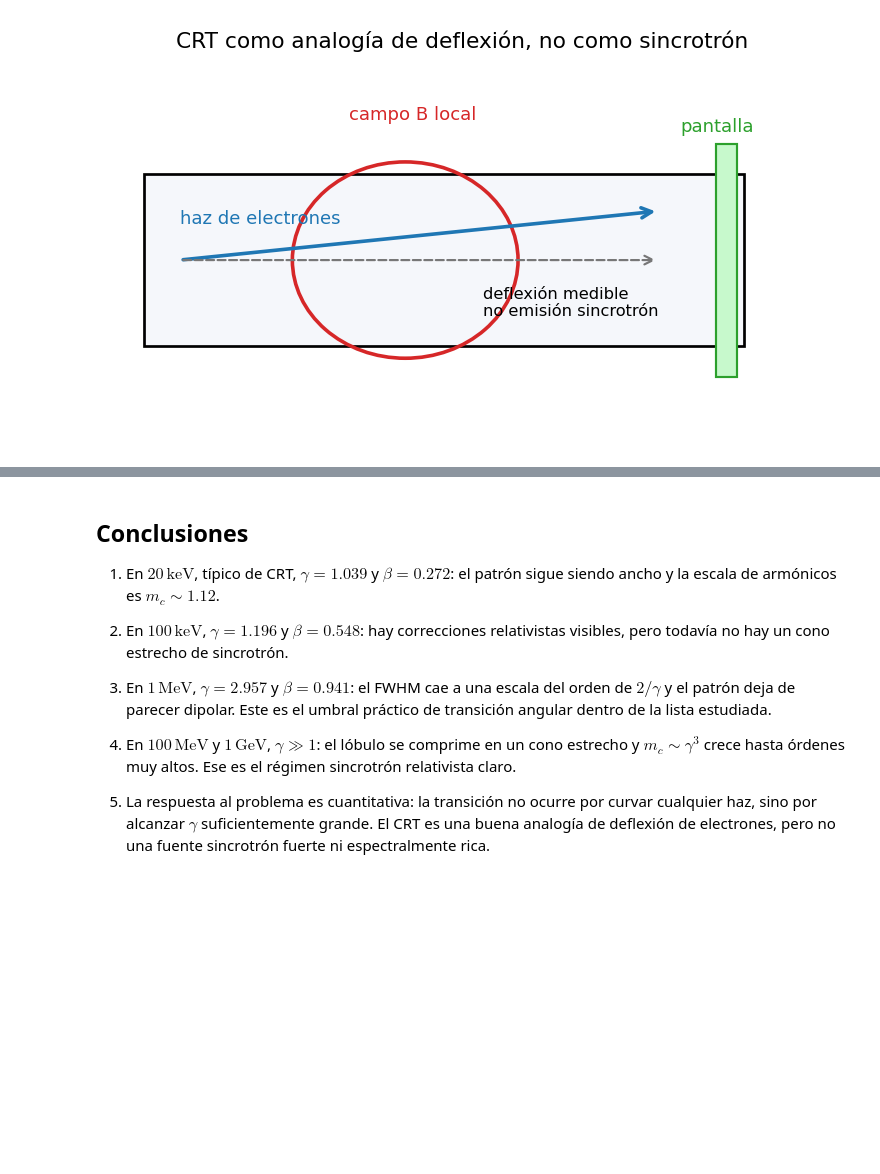
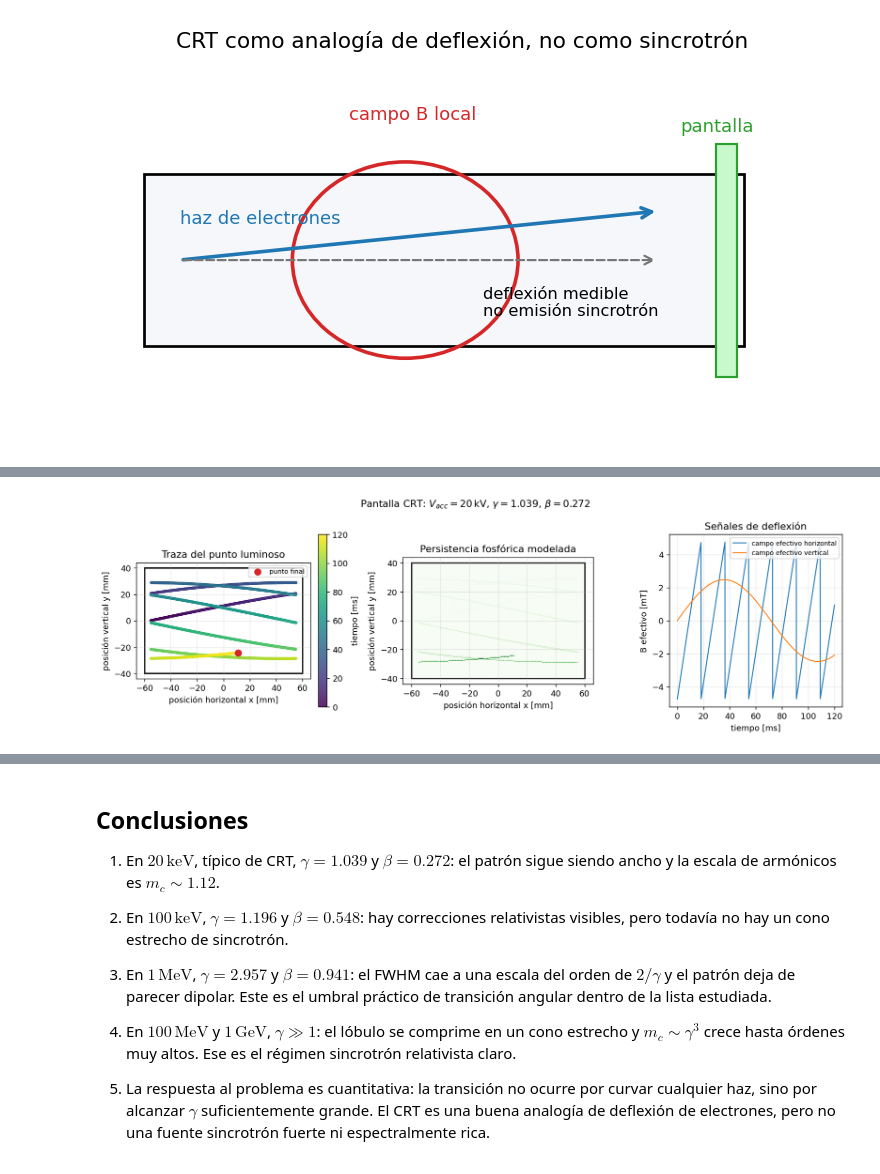
Before and after one commit to JuanJ27/Base, a Jupyter notebook: Python/electrodos/Electro2/electro2.ipynb, the cells around one changed output, grey strips where cells are left out. Drawn from its saved outputs; the diff is of its cells as text; code cells hidden in the pictures; blank space fills up the shorter version.

```diff
--- a/Python/electrodos/Electro2/electro2.ipynb
+++ b/Python/electrodos/Electro2/electro2.ipynb
@@ -552,0 +561,72 @@ K          gamma        beta        P(B fijo)/P_20keV    omega_c/omega_c20
+# %%
+V_acc = 20e3  # V
+L_b = 0.04  # m
+L_d = 0.12  # m
+screen_width = 0.12  # m
+screen_height = 0.08  # m
+scan_frequency = 55.0  # Hz
+vertical_frequency = 7.0  # Hz
+duration = 0.12  # s
+samples = 1800
+t_screen = np.linspace(0.0, duration, samples)
+
+gamma_crt = float(gamma_from_kinetic_energy(V_acc))
+beta_crt = float(beta_from_gamma(gamma_crt))
+v_crt = beta_crt * c
+deflection_sensitivity = e_abs / (gamma_crt * m_e * v_crt) * (L_b*L_d + 0.5*L_b**2)
+
+x_target = 0.46 * screen_width
+y_target = 0.36 * screen_height
+scan_phase = (scan_frequency * t_screen) % 1.0
+x_signal = 2.0 * scan_phase - 1.0
+y_signal = np.sin(2*np.pi*vertical_frequency*t_screen)
+
+B_horizontal = x_target * x_signal / deflection_sensitivity
+B_vertical = y_target * y_signal / deflection_sensitivity
+x_screen = crt_deflection(B_horizontal, K_eV=V_acc, L_b=L_b, L_d=L_d)
+y_screen = crt_deflection(B_vertical, K_eV=V_acc, L_b=L_b, L_d=L_d)
+
+tau_phosphor = 0.030  # s
+weights = np.exp(-(t_screen[-1] - t_screen) / tau_phosphor)
+heatmap, x_edges, y_edges = np.histogram2d(
+    x_screen,
+    y_screen,
+    bins=120,
+    range=[[-screen_width/2, screen_width/2], [-screen_height/2, screen_height/2]],
+    weights=weights,
+)
+
+fig, axs = plt.subplots(1, 3, figsize=(13.0, 4.2), gridspec_kw={"width_ratios": [1.1, 1.1, 1.0]})
+for ax in axs[:2]:
+    boundary = Rectangle((-screen_width/2*1e3, -screen_height/2*1e3), screen_width*1e3, screen_height*1e3,
+                         fill=False, lw=1.6, edgecolor="black")
+    ax.add_patch(boundary)
+    ax.set_aspect("equal")
+    ax.set_xlim(-screen_width*0.55*1e3, screen_width*0.55*1e3)
+    ax.set_ylim(-screen_height*0.55*1e3, screen_height*0.55*1e3)
+    ax.set_xlabel("posición horizontal x [mm]")
+    ax.set_ylabel("posición vertical y [mm]")
+
+trace = axs[0].scatter(x_screen*1e3, y_screen*1e3, c=t_screen*1e3, s=7, cmap="viridis", alpha=0.85)
+axs[0].scatter([x_screen[-1]*1e3], [y_screen[-1]*1e3], s=60, color="tab:red", label="punto final")
+axs[0].set_title("Traza del punto luminoso")
+axs[0].legend(loc="upper right", fontsize=8)
+cbar = fig.colorbar(trace, ax=axs[0], fraction=0.046, pad=0.04)
+cbar.set_label("tiempo [ms]")
+
+extent = [x_edges[0]*1e3, x_edges[-1]*1e3, y_edges[0]*1e3, y_edges[-1]*1e3]
+axs[1].imshow(heatmap.T, origin="lower", extent=extent, cmap="Greens", aspect="equal")
+axs[1].set_title("Persistencia fosfórica modelada")
+
+axs[2].plot(t_screen*1e3, B_horizontal*1e3, lw=1.2, label="campo efectivo horizontal")
+axs[2].plot(t_screen*1e3, B_vertical*1e3, lw=1.2, label="campo efectivo vertical")
+axs[2].set_xlabel("tiempo [ms]")
+axs[2].set_ylabel("B efectivo [mT]")
+axs[2].set_title("Señales de deflexión")
+axs[2].legend(fontsize=8)
+fig.suptitle(fr"Pantalla CRT: $V_{{acc}}={V_acc/1e3:.0f}\,\mathrm{{kV}}$, $\gamma={gamma_crt:.3f}$, $\beta={beta_crt:.3f}$")
+fig.tight_layout()
+savefig("crt_screen_time_evolution.png")
+plt.show()
+# %% [output]
+[figure, added]
```
Also changed, not shown: parts of 3 cells of this notebook, 1 other file.
